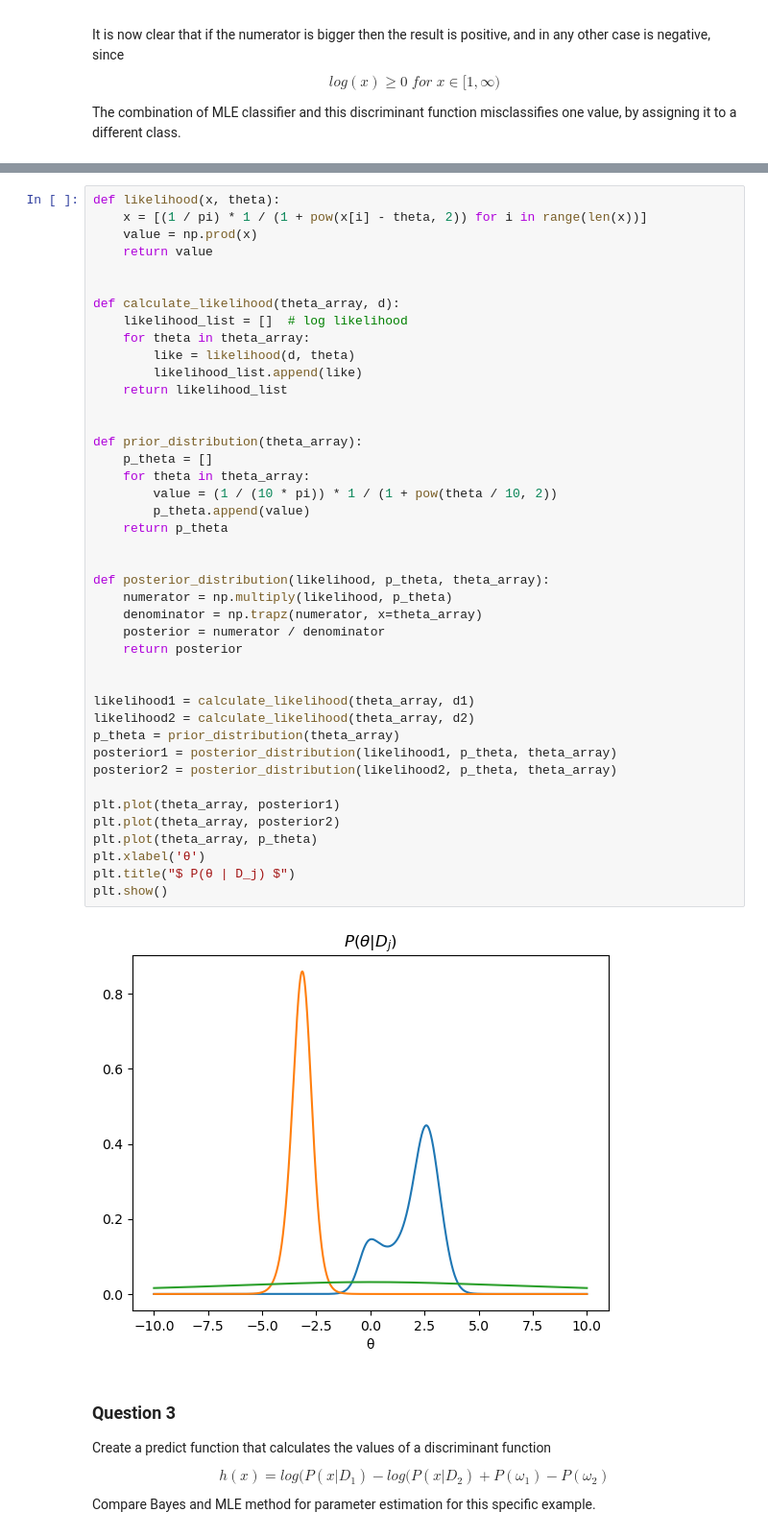
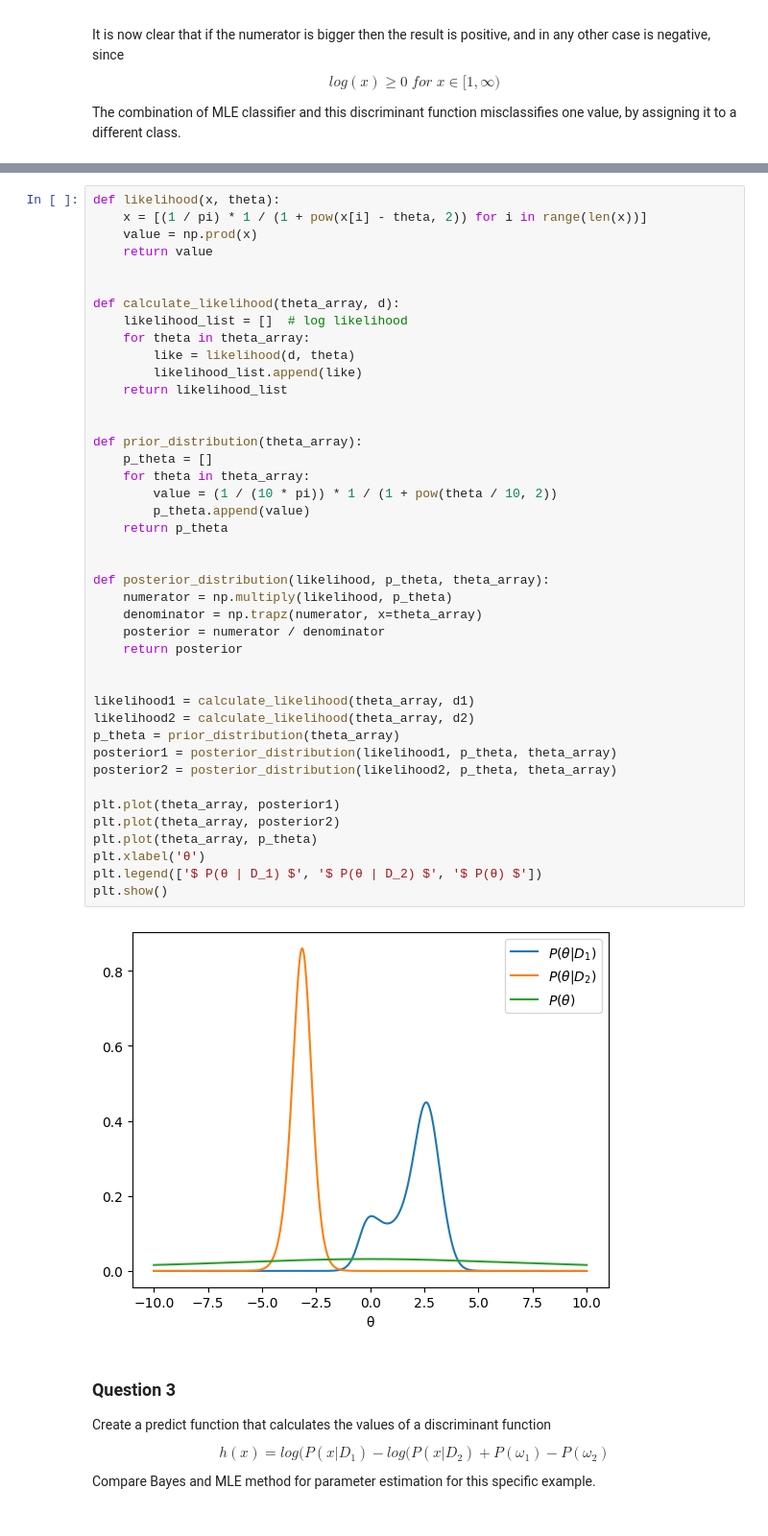
Before and after one commit to SkiadasGiorgos/pattern_recognition, a Jupyter notebook: 2nd-assignment.ipynb, the cells around one changed output, grey strips where cells are left out. Shown at 96% size. Cells and saved outputs as stored; diff of their text form.

```diff
--- a/2nd-assignment.ipynb
+++ b/2nd-assignment.ipynb
@@ -151,35 +151,35 @@ def calculate_likelihood(theta_array, d):
     return likelihood_list
 
 
 def prior_distribution(theta_array):
     p_theta = []
     for theta in theta_array:
         value = (1 / (10 * pi)) * 1 / (1 + pow(theta / 10, 2))
         p_theta.append(value)
     return p_theta
 
 
 def posterior_distribution(likelihood, p_theta, theta_array):
     numerator = np.multiply(likelihood, p_theta)
     denominator = np.trapz(numerator, x=theta_array)
     posterior = numerator / denominator
     return posterior
 
 
 likelihood1 = calculate_likelihood(theta_array, d1)
 likelihood2 = calculate_likelihood(theta_array, d2)
 p_theta = prior_distribution(theta_array)
 posterior1 = posterior_distribution(likelihood1, p_theta, theta_array)
 posterior2 = posterior_distribution(likelihood2, p_theta, theta_array)
 
 plt.plot(theta_array, posterior1)
 plt.plot(theta_array, posterior2)
 plt.plot(theta_array, p_theta)
 plt.xlabel('θ')
-plt.title("$ P(θ | D_j) $")
+plt.legend(['$ P(θ | D_1) $', '$ P(θ | D_2) $', '$ P(θ) $'])
 plt.show()
 # %% [output]
-[figure, old version]
+[figure, new version]
 # %% [markdown]
 ### Question 3
 
```
Also changed, not shown: parts of 4 cells of this notebook.
